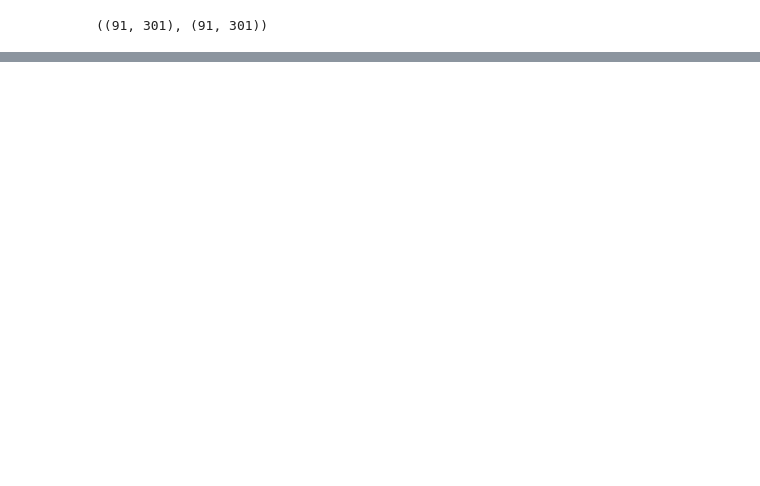
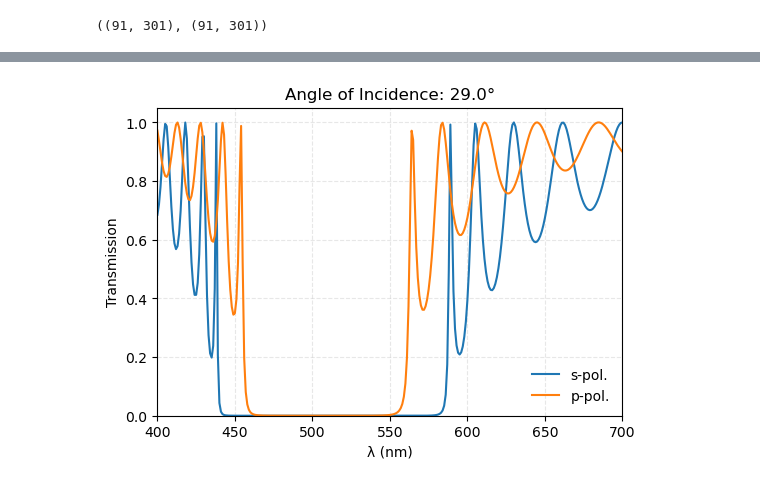
Before and after one commit to ErikBsly/Dielectric-Mirror, a Jupyter notebook: src/DielectricMirror.ipynb, the cells around one changed output, grey strips where cells are left out. Saved outputs shown, nothing was run; the diff lists cells and outputs as text; code cells hidden in the pictures; blank space fills up the shorter version.

```diff
--- a/src/DielectricMirror.ipynb
+++ b/src/DielectricMirror.ipynb
@@ -107,0 +204,14 @@ size(R_raw), size(R_s)
+# %%
+angle_idx = argmin(abs.(θ_ .- 29)) # Angle close to...
+plt.figure(figsize=(6, 4))
+plt.subplot(title=string("Angle of Incidence: ", θ_[angle_idx], "°"), xlabel="λ (nm)", ylabel="Transmission")
+plt.plot(λ_, T_s[angle_idx, :], label="s-pol.")
+plt.plot(λ_, T_p[angle_idx, :], label="p-pol.")
+#plt.hlines(5e-6, 400, 700)
+# plt.vlines(633, 0, 1, color="k")
+plt.grid(ls="--", alpha=0.3); plt.legend(frameon=false);
+plt.xlim(extrema(λ_));
+plt.ylim(0)
+minimum(T_s[angle_idx, :])
+# %% [output]
+[figure, added]
```
Also changed, not shown: parts of 16 cells of this notebook.
